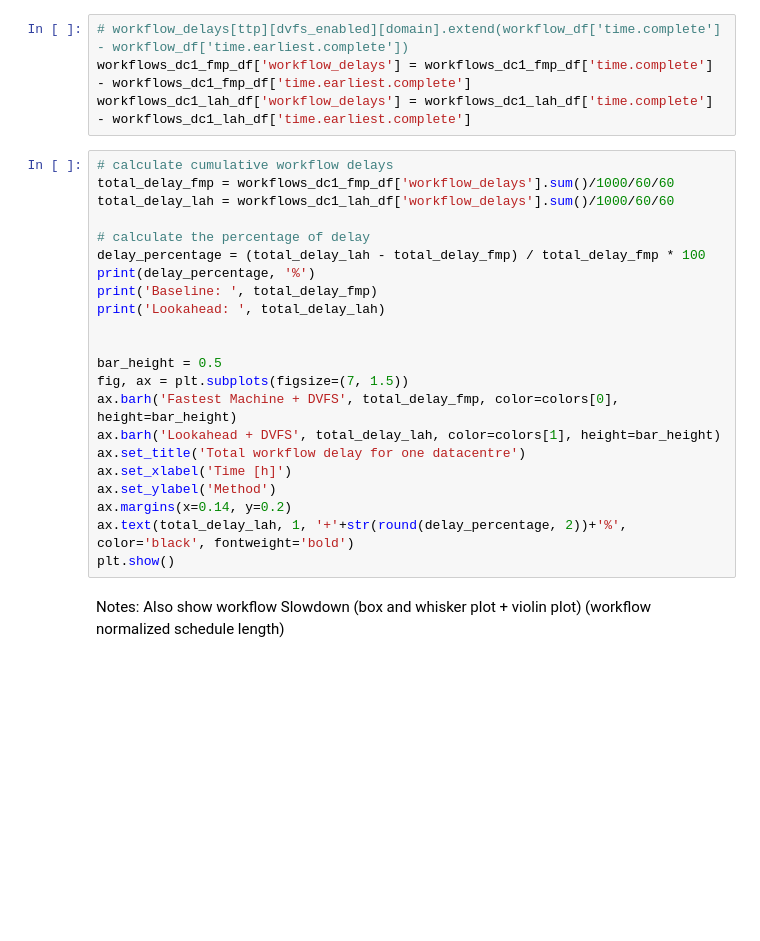
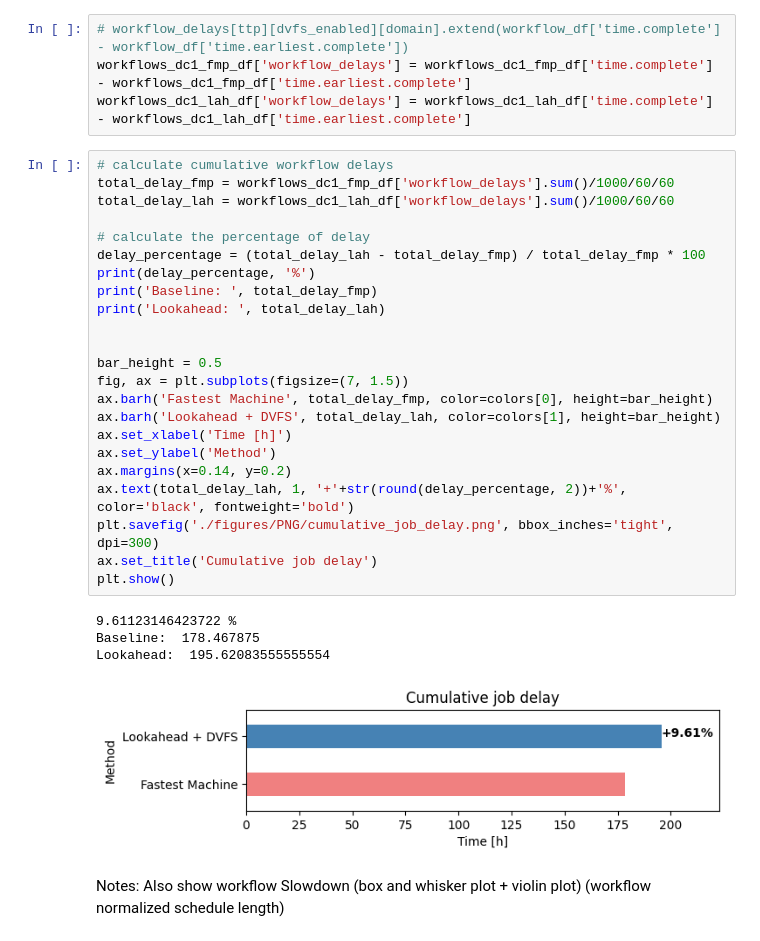
Before and after one commit to Raiduy/gdc-energy-efficiency-analysis, a Jupyter notebook: experiment_result_processing.ipynb, the cells around one changed output. Drawn from its saved outputs; the diff is of its cells as text; blank space fills up the shorter version.

```diff
--- a/experiment_result_processing.ipynb
+++ b/experiment_result_processing.ipynb
@@ -156,25 +255,31 @@ workflows_dc1_lah_df['workflow_delays'] = workflows_dc1_lah_df['time.complete']
 # %%
 # calculate cumulative workflow delays
 total_delay_fmp = workflows_dc1_fmp_df['workflow_delays'].sum()/1000/60/60
 total_delay_lah = workflows_dc1_lah_df['workflow_delays'].sum()/1000/60/60
 
 # calculate the percentage of delay
 delay_percentage = (total_delay_lah - total_delay_fmp) / total_delay_fmp * 100
 print(delay_percentage, '%')
 print('Baseline: ', total_delay_fmp)
 print('Lookahead: ', total_delay_lah)
 
 
 bar_height = 0.5
 fig, ax = plt.subplots(figsize=(7, 1.5))
-ax.barh('Fastest Machine + DVFS', total_delay_fmp, color=colors[0], height=bar_height)
+ax.barh('Fastest Machine', total_delay_fmp, color=colors[0], height=bar_height)
 ax.barh('Lookahead + DVFS', total_delay_lah, color=colors[1], height=bar_height)
-ax.set_title('Total workflow delay for one datacentre')
 ax.set_xlabel('Time [h]')
 ax.set_ylabel('Method')
 ax.margins(x=0.14, y=0.2)
 ax.text(total_delay_lah, 1, '+'+str(round(delay_percentage, 2))+'%', color='black', fontweight='bold')
+plt.savefig('./figures/PNG/cumulative_job_delay.png', bbox_inches='tight', dpi=300)
+ax.set_title('Cumulative job delay')
 plt.show()
+# %% [output]
+9.61123146423722 %
+Baseline:  178.467875
+Lookahead:  195.62083555555554
+[figure, added]
 # %% [markdown]
 Notes:
 Also show workflow Slowdown (box and whisker plot + violin plot) (workflow normalized schedule length)
```
Also changed, not shown: parts of 21 cells of this notebook, 2 other files.
